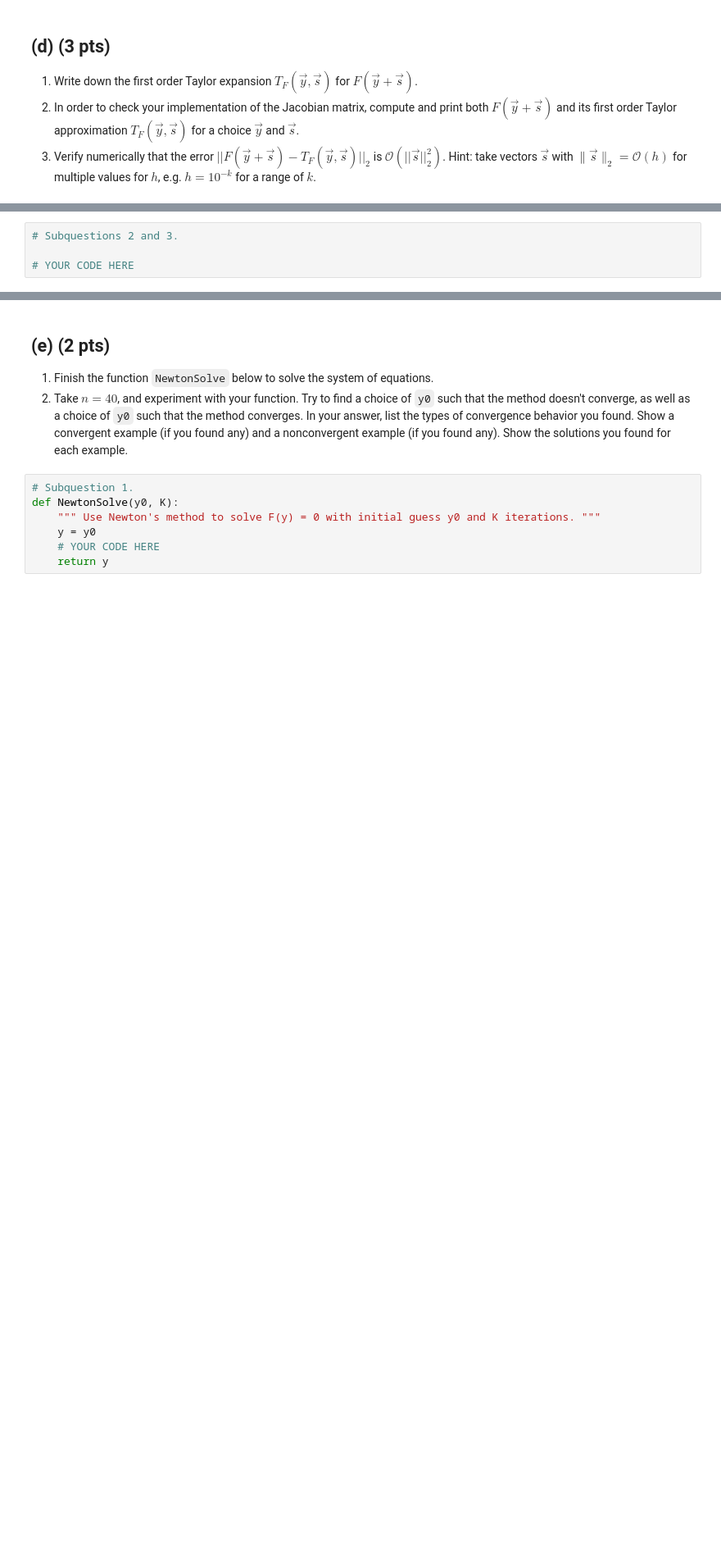
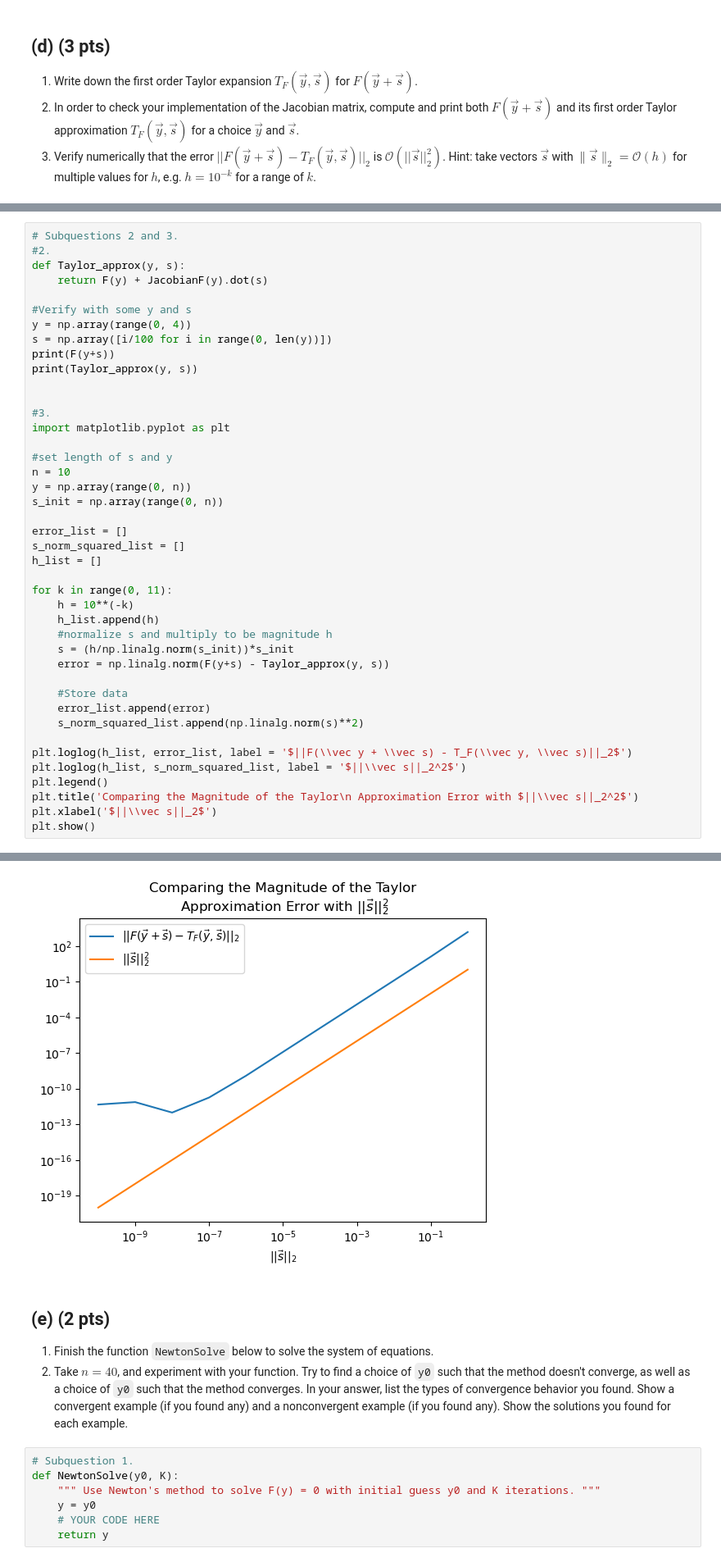
Before and after one commit to guoda23/NumericalAlgorithms, a Jupyter notebook: hw4_2023.ipynb, the cells around one changed output, grey strips where cells are left out. Shown at 82% size. Saved outputs shown, nothing was run; the diff lists cells and outputs as text; blank space fills up the shorter version.

```diff
--- a/hw4_2023.ipynb
+++ b/hw4_2023.ipynb
@@ -201,4 +225,43 @@ YOUR ANSWER HERE
 # %%
 # Subquestions 2 and 3.
+#2.
+def Taylor_approx(y, s):
+    return F(y) + JacobianF(y).dot(s)
 
-# YOUR CODE HERE
+#Verify with some y and s
+y = np.array(range(0, 4))
+s = np.array([i/100 for i in range(0, len(y))])
+print(F(y+s))
+print(Taylor_approx(y, s))
+
+
+#3.
+import matplotlib.pyplot as plt
+
+#set length of s and y
+n = 10
+y = np.array(range(0, n))
+s_init = np.array(range(0, n))
+
+error_list = []
+s_norm_squared_list = []
+h_list = []
+
+for k in range(0, 11):
+    h = 10**(-k)
+    h_list.append(h)
+    #normalize s and multiply to be magnitude h
+    s = (h/np.linalg.norm(s_init))*s_init
+    error = np.linalg.norm(F(y+s) - Taylor_approx(y, s))
+
+    #Store data
+    error_list.append(error)
+    s_norm_squared_list.append(np.linalg.norm(s)**2)
+
+plt.loglog(h_list, error_list, label = '$||F(\\vec y + \\vec s) - T_F(\\vec y, \\vec s)||_2$')
+plt.loglog(h_list, s_norm_squared_list, label = '$||\\vec s||_2^2$')
+plt.legend()
+plt.title('Comparing the Magnitude of the Taylor\n Approximation Error with $||\\vec s||_2^2$')
+plt.xlabel('$||\\vec s||_2$')
+plt.show()
+# %% [output]
@@ -205,3 +270,4 @@ YOUR ANSWER HERE
+[figure, added]
 # %% [markdown]
 ## (e) (2 pts)
 1. Finish the function `NewtonSolve` below to solve the system of equations.
```
Also changed, not shown: parts of 3 cells of this notebook.
